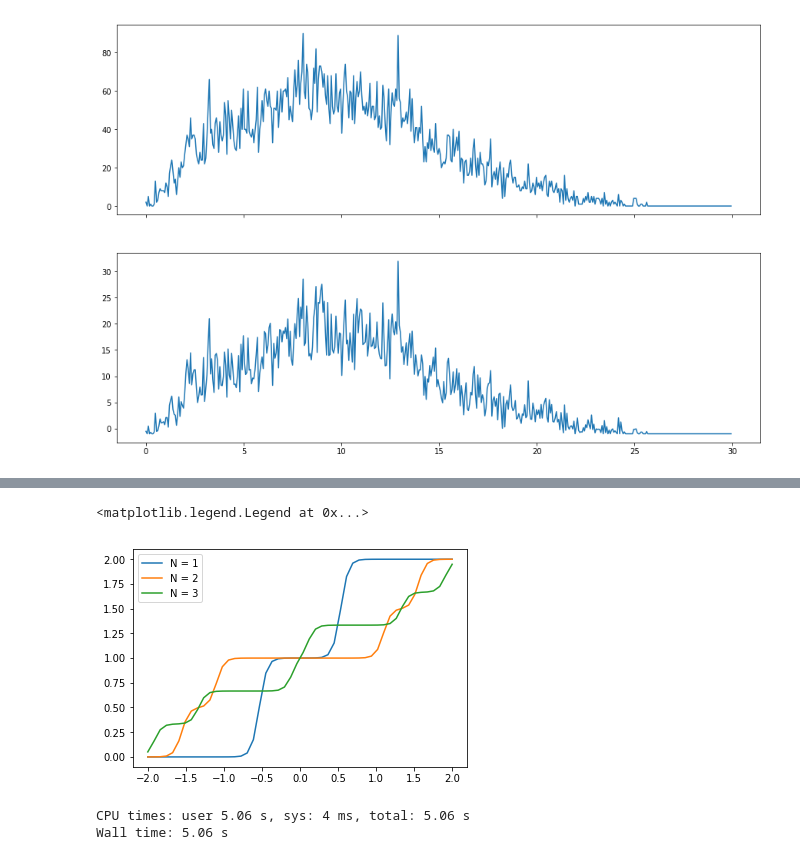
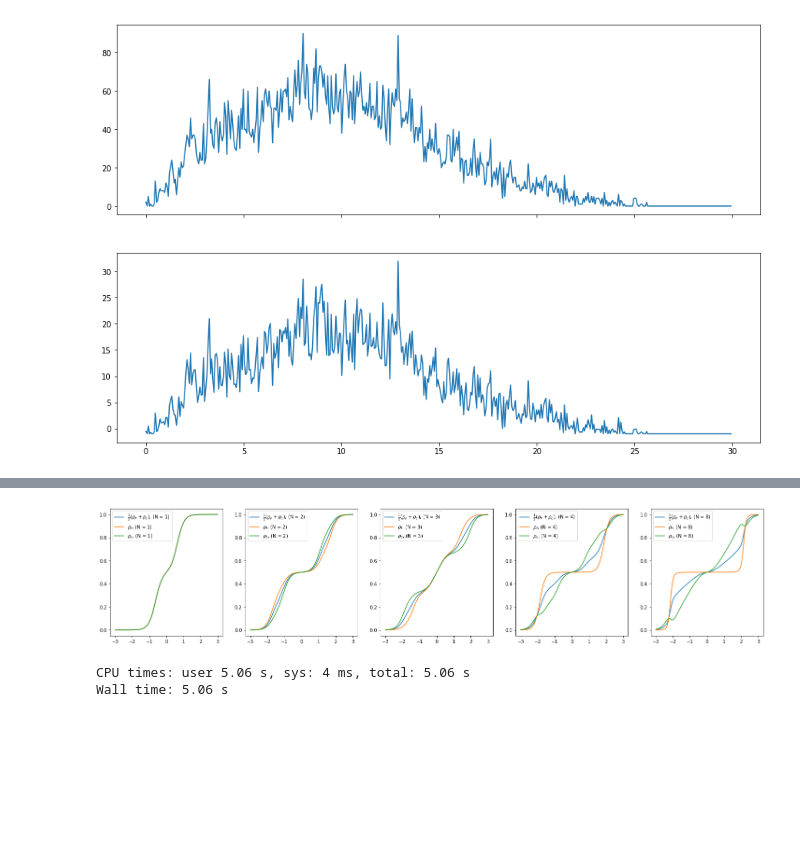
Before and after one commit to TomHodson/FKMC, a Jupyter notebook: notebooks/Single_run_tests.ipynb, the cells around one changed output, grey strips where cells are left out. Drawn from its saved outputs; the diff is of its cells as text; code cells hidden in the pictures; blank space fills up the shorter version.

```diff
--- a/notebooks/Single_run_tests.ipynb
+++ b/notebooks/Single_run_tests.ipynb
@@ -118,14 +118,3 @@ axes[1].plot(r.q_energy_histogram_bins[:-1], r.IPR_histogram)
 # %% [output]
 [<matplotlib.lines.Line2D at 0x...>]
 [figure]
-# %%
-from itertools import product
-
-def rho_in_single_site_limit(mu, beta, U):
-    Z = np.exp(-beta*(U /4)) + 2*np.exp(-beta*(-U /4 - mu)) + np.exp(-beta*(U /4 - 2*mu))
-    return 2*(np.exp(-beta*(-U /4 - mu)) + np.exp(-beta*(U /4 - 2*mu))) / Z
-
-mu = np.linspace(-2,2,100)
-plt.plot(mu, rho_in_single_site_limit(mu, 1, 1), label = 'beta = 1')
-plt.plot(mu, rho_in_single_site_limit(mu, 10, 1), label = 'beta = 10')
-plt.plot(mu, rho_in_single_site_limit(mu, 100, 1), label = 'beta = 100')
@@ -144,44 +134,47 @@ def solve_H(state, mu, beta, U, J):
     Ff = - U/2*np.sum(state - 1/2) - muf*np.sum(state) + (state - 1/2).T @ J @ (state - 1/2)
     Fc = - 1/beta * np.sum(np.log(1 + np.exp(beta * (muc - evals))))
     return Ff, Fc, evals, evecs
 
 def direct_N(system_size, mu, beta, U, J):
     Z = 0
     Nf = 0
     Nc = 0
     muf = muc = mu
     for state in product((0,1), repeat = system_size):
         state = np.array(state)
         if system_size > 1:
             Ff, Fc, evals, evecs = solve_H(state, mu, beta, U, J)
         elif system_size == 1:
             evals = np.array([U*(state - 1/2)])
             Ff = - U/2*np.sum(state - 1/2) - muf*np.sum(state)
             Fc = - 1/beta * np.sum(np.log(1 + np.exp(beta * (muc - evals))))
 
         Boltz_factor = np.exp(- beta * (Ff + Fc))
         #print(Boltz_factor)
         Z += Boltz_factor
         Nf += np.sum(state) * Boltz_factor
         Nc += np.sum(1 / (1 + np.exp(-beta * (muc - evals)))) * Boltz_factor
 
     return Nf / Z, Nc / Z
 
-beta = 20
+beta = 5
 U = 1
+J = 1
 
-mu = np.linspace(-2,2,50)
-#plt.plot(mu, rho_in_single_site_limit(mu, beta, U), label = 'single site limit')
+mu = np.linspace(-3,3,100)
+Ns = [1,2,3,4,8]
 
-for N in range(1,4):
-    J = interaction_matrix(N, 1.5, 1, normalise = True, dtype = np.float64)
-    Nf, Nc = np.array([direct_N(N, m, beta, U, J=J) for m in mu]).T
-    Nt = (Nf + Nc) / N
-    plt.plot(mu, Nt, label = f'N = {N}')
-plt.legend()
+f, axes = plt.subplots(1,len(Ns),figsize = (len(Ns)*5,5))
+for ax, N in zip(axes, Ns):
+    J_matrix = interaction_matrix(N, 1.5, J, normalise = True, dtype = np.float64)
+    Nf, Nc = np.array([direct_N(N, m, beta, U, J=J_matrix) for m in mu]).T
+    Nt = (Nf + Nc)
+    ax.plot(mu, Nt/(2*N), label = r'$\frac{1}{2}(\rho_F + \rho_c)$,' +f' (N = {N})')
+    ax.plot(mu, Nf/N, label = r'$\rho_f$,'+ f' (N = {N})')
+    ax.plot(mu, Nc/N, label = r'$\rho_c$,'+ f' (N = {N})')
+    ax.legend()
 # %% [output]
-<matplotlib.legend.Legend at 0x...>
-[figure, old version]
+[figure, new version]
 # %%
 %%time
 from scipy.linalg import eigh_tridiagonal, LinAlgError, circulant
```
Also changed, not shown: parts of 2 cells of this notebook.
